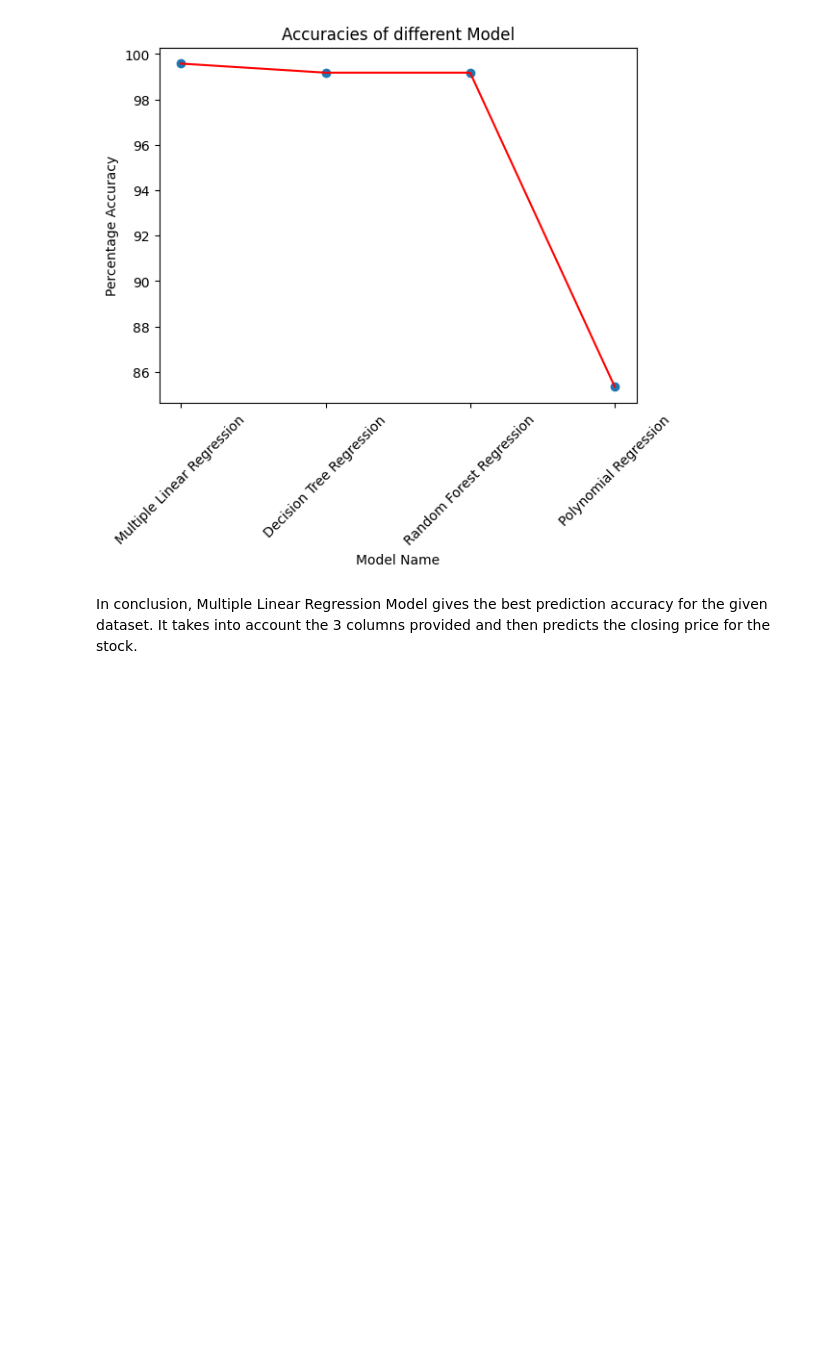
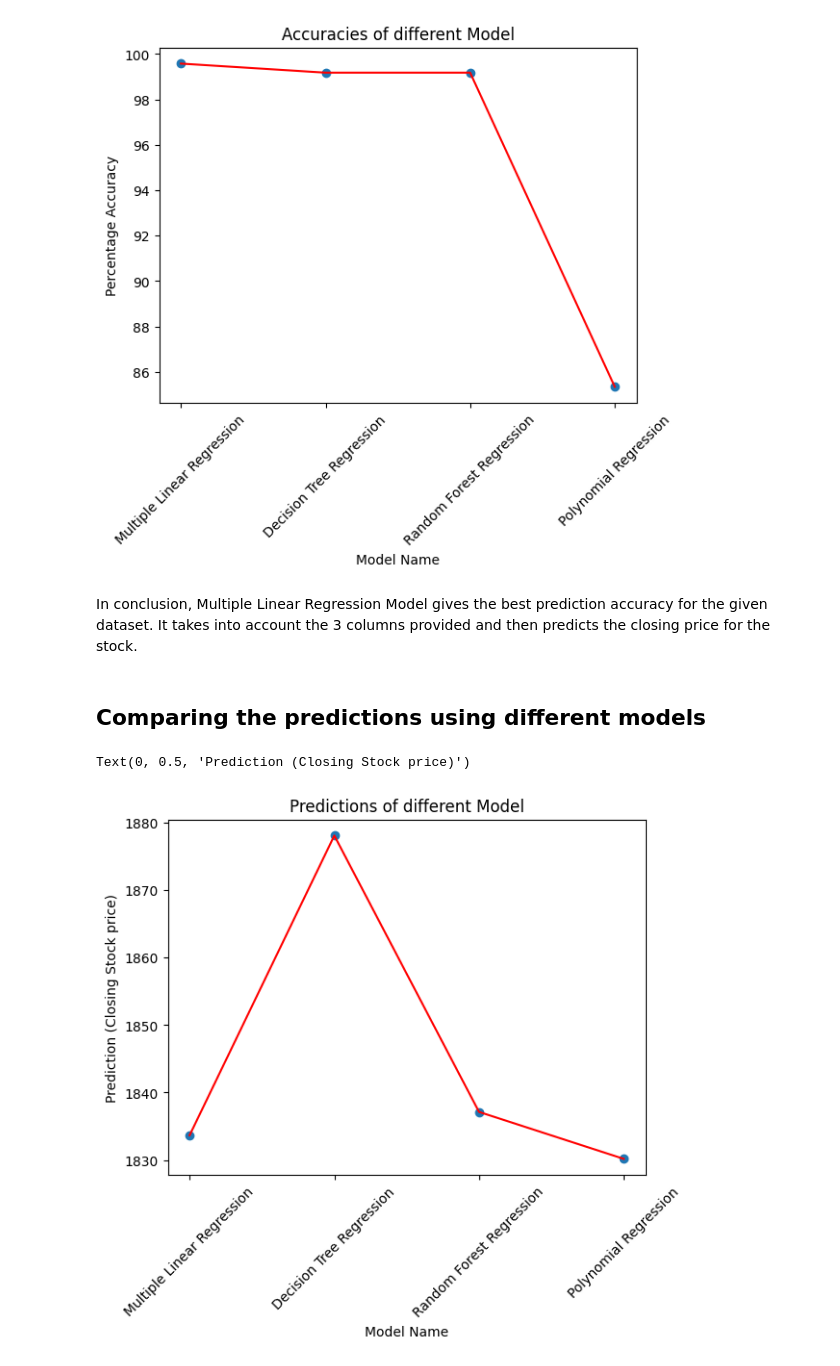
Before and after one commit to akshatg5/ML_regression, a Jupyter notebook: ClosingPricePrediction/ril.ipynb, the cells around one changed output. Saved outputs shown, nothing was run; the diff lists cells and outputs as text; code cells hidden in the pictures; blank space fills up the shorter version.

```diff
--- a/ClosingPricePrediction/ril.ipynb
+++ b/ClosingPricePrediction/ril.ipynb
@@ -341,3 +389,19 @@ Text(0, 0.5, 'Percentage Accuracy')
 [figure]
 # %% [markdown]
 In conclusion, Multiple Linear Regression Model gives the best prediction accuracy for the given dataset. It takes into account the 3 columns provided and then predicts the closing price for the stock.
+# %% [markdown]
+## Comparing the predictions using different models
+# %%
+pred_df = pd.read_csv('predictions.csv')
+X = pred_df.iloc[:,0].values
+y = pred_df.iloc[:,1].values
+# %%
+plt.scatter(X,y)
+plt.plot(X,y,color='red')
+plt.title('Predictions of different Model')
+plt.xlabel('Model Name')
+plt.xticks(rotation=45)
+plt.ylabel('Prediction (Closing Stock price)')
+# %% [output]
+Text(0, 0.5, 'Prediction (Closing Stock price)')
+[figure, added]
```
Also changed, not shown: parts of 17 cells of this notebook, 1 other file.
